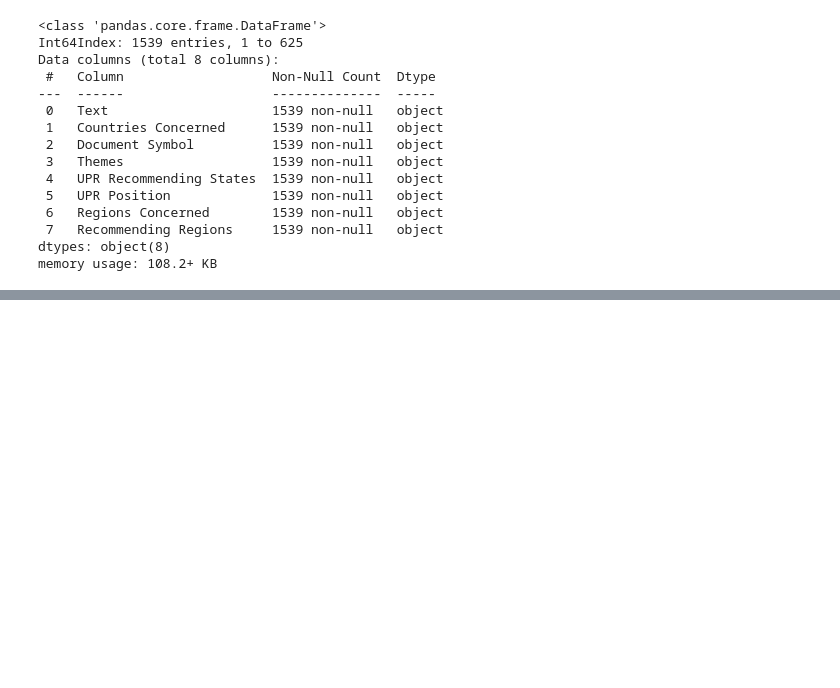
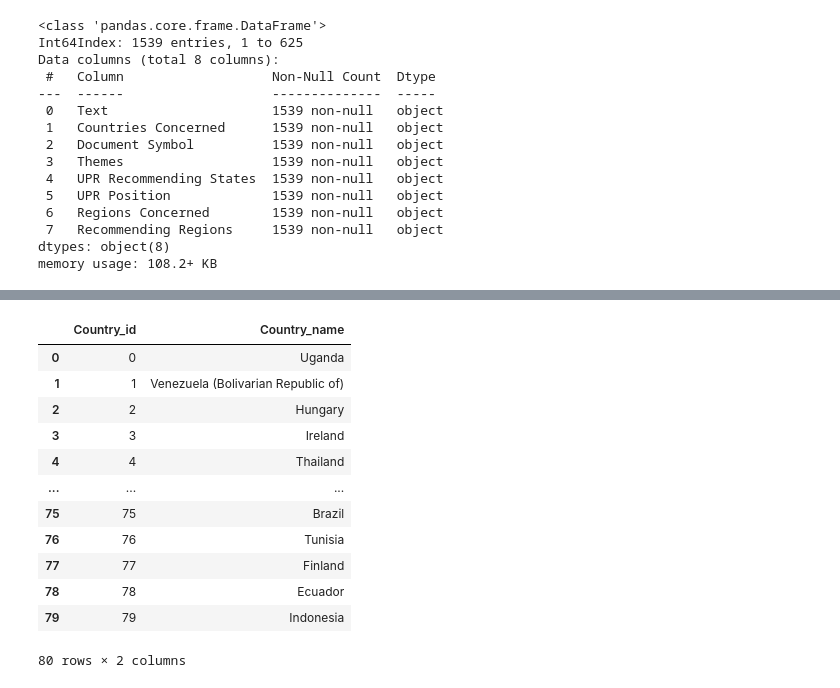
Before and after one commit to jandemeskel/UN-project, a Jupyter notebook: Ingestion.ipynb, the cells around one changed output, grey strips where cells are left out. Saved outputs shown, nothing was run; the diff lists cells and outputs as text; code cells hidden in the pictures; blank space fills up the shorter version.

```diff
--- a/Ingestion.ipynb
+++ b/Ingestion.ipynb
@@ -136,3 +174,19 @@ memory usage: 108.2+ KB
 # %%
 Countries_df = pd.DataFrame(df4['Countries Concerned'].unique(), columns=['Country_name'])
 Countries_df.index = Countries_df.index.set_names(['Country_id'])
+Countries_df = Countries_df.reset_index(level=0)
+Countries_df
+# %% [output]
+|  | Country_id | Country_name |
+| 0 | 0 | Uganda |
+| 1 | 1 | Venezuela (Bolivarian Republic of) |
+| 2 | 2 | Hungary |
+| 3 | 3 | Ireland |
+| 4 | 4 | Thailand |
+| ... | ... | ... |
+| 75 | 75 | Brazil |
+| 76 | 76 | Tunisia |
+| 77 | 77 | Finland |
+| 78 | 78 | Ecuador |
+| 79 | 79 | Indonesia |
+80 rows × 2 columns
```
Also changed, not shown: parts of 8 cells of this notebook.
